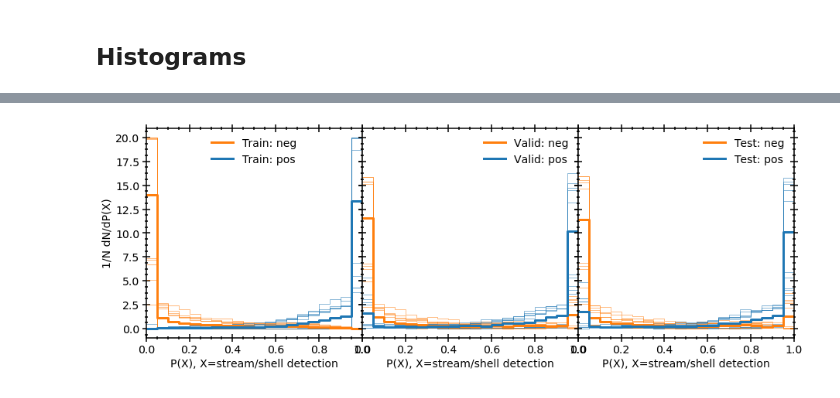
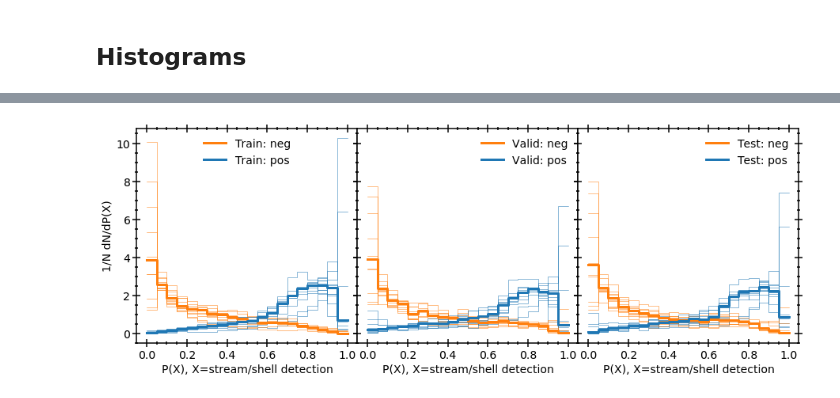
Before and after one commit to cbottrell/Subaru-HSC, a Jupyter notebook: Notebooks/TidalCNN-p3.ipynb, the cells around one changed output, grey strips where cells are left out. Drawn from its saved outputs; the diff is of its cells as text; code cells hidden in the pictures.

```diff
--- a/Notebooks/TidalCNN-p3.ipynb
+++ b/Notebooks/TidalCNN-p3.ipynb
@@ -259,7 +251,7 @@ if __name__ == '__main__':
     classIDs = ['Positive','Negative']
     dataDir = '/home/bottrell/scratch/Subaru/HyperSuprime/Data/Binary/'
 
-    for classID in classIDs[:1]:
+    for classID in classIDs:
         if classID == 'Positive':
             DataFile = '{}{}_i_Images-RZSAug.npy'.format(dataDir,classID)
             outFile = DataFile.replace('RZSAug','RZSAugNorm')
@@ -267,7 +259,7 @@ if __name__ == '__main__':
         if classID == 'Negative':
             DataFile = '{}{}_i_Images-RZSAug.npy'.format(dataDir,classID)
             outFile = DataFile.replace('RZSAug','RZSAugNorm')
-            nAug = 0
+            nAug = 7
         if os.access(outFile,0):
             print('File already exists: {}\nDelete files and try again.'.format(outFile))
             continue
@@ -313,8 +305,8 @@ fig,axarr = plt.subplots(2,4,figsize=(20,10))
 axarr = axarr.flatten()
 
 # number between 0 and 1200
-index = 2
-nOrig = 10
+index = 600
+nOrig = 1201
 
 indices = [index+i*nOrig for i in range(8)]
 
@@ -515,11 +623,11 @@ from keras.models import load_model
 from glob import glob
 
 
-epochs=100
+epochs=30
 train_valid_split = 0.3
 valid_test_split = 0.5
 update = 0
-version = 1
+version = 3
 label = 'HSC-Subaru'
 
 modelDir = '/home/bottrell/scratch/Subaru/HyperSuprime/Models/Binary/'
@@ -541,13 +649,13 @@ for ax in axarr.flat:
 ax = axarr[1]
 ax.set_xlabel(r'Epoch',fontsize=16)
 ax.set_ylabel(r'log10(Loss)',fontsize=16)
-ax.set_xlim(0,100)
+ax.set_xlim(0,30)
 ax = axarr[0]
 ax.set_ylabel(r'Accuracy',fontsize=16)
-ax.set_xlim(0,100)
+ax.set_xlim(0,30)
 ax.set_ylim(-0.1,1.1)
 
-stats = np.empty(shape=(100,4,len(historyFiles)))
+stats = np.empty(shape=(30,4,len(historyFiles)))
 
 for i,fileName in enumerate(historyFiles):
     with open(fileName) as f:
@@ -590,6 +698,6 @@ axarr[1].plot(epochs,np.log10(med_vloss),linewidth=2,c='magenta')
 
 axarr[0].axhline(y=0.5,linestyle='dashed',c='black')
 
-fig.savefig('/home/bottrell/scratch/Subaru/HyperSuprime/Figures/Binary_10models_v{}_{}_100epochs_acc-loss.pdf'.format(version,update),
+fig.savefig('/home/bottrell/scratch/Subaru/HyperSuprime/Figures/Binary_10models_v{}_{}_30epochs_acc-loss.pdf'.format(version,update),
             bbox_inches='tight')
 # %% [output]
@@ -606,15 +714,6 @@ from glob import glob
 plt.rcParams['axes.linewidth'] = 1.5
 plt.rcParams['font.size'] = 14
 from glob import glob
-
-def splitData(inp,tar,cat,randomState,args):
-    '''Split data for a given random state.'''
-    train_valid_split, valid_test_split = args
-    # Split training and validation data
-    inp_train, inp_valid, tar_train, tar_valid, cat_train, cat_valid = md.train_test_split(inp, tar, cat, test_size=train_valid_split, random_state=randomState)
-    # Reserve some validation data as test data
-    inp_valid, inp_test, tar_valid, tar_test, cat_valid, cat_test = md.train_test_split(inp_valid, tar_valid, cat_valid, test_size=valid_test_split, random_state=randomState)
-    return inp_train, tar_train, cat_train, inp_valid, tar_valid, cat_valid, inp_test, tar_test, cat_test
 
 def Hist_and_Plot(ax,xedges,out,tar,classID):
     if classID == 1: colour = 'C0'
@@ -632,33 +731,48 @@ def Plot_H(ax,H,xedges,args):
                   linewidth=linewidth,linestyle=linestyle,label=label)
 
 classIDs = ['Negative','Positive']
+modelDir = '/home/bottrell/scratch/Subaru/HyperSuprime/Models/Binary/'
+classIDs = ['Negative','Positive']
 dataDir = '/home/bottrell/scratch/Subaru/HyperSuprime/Data/Binary/'
-modelDir = '/home/bottrell/scratch/Subaru/HyperSuprime/Models/Binary/'
-fileNames = ['{}{}_i_Images-RAugNorm.npy'.format(dataDir,classID) for classID in classIDs]
-catNames = ['{}{}_i_Images-RAug_cat.npy'.format(dataDir,classID) for classID in classIDs]
+fileNames = ['{}{}_i_Images-RZSAugNorm.npy'.format(dataDir,classID) for classID in classIDs]
+catNames = ['{}{}_i_Images-RZSAug_cat.npy'.format(dataDir,classID) for classID in classIDs]
+
+np.random.seed(0)
+negative_subsample = 10000
 
 tar = np.array([])
 inp = np.array([])
 # Negatives
-inp_neg = np.load(fileNames[0])[:10000]
+#indices_neg = np.random.choice(np.arange(negative_total),negative_samples,replace=False)
+inp_neg = np.load(fileNames[0])[:negative_subsample] # [indices_neg]
 print('Negatives:',inp_neg.shape)
-cat_neg = np.load(catNames[0])[:10000]
-tar_neg = np.append(tar,np.ones(inp_neg.shape[0])*0)
+n_neg = inp_neg.shape[0]
+n_negOrig = 5000
+f_negAug = int(n_neg/n_negOrig)-1
+print('Number of augmentations per original image:', f_negAug)
+tar_neg = np.append(tar,np.ones(n_neg)*0)
+cat_neg = np.load(catNames[0])[:negative_subsample]
+
+
 # Positives
 inp_pos = np.load(fileNames[1])
 print('Positives:',inp_pos.shape)
+n_pos = inp_pos.shape[0]
+n_posOrig = 1201
+f_posAug = int(n_pos/n_posOrig)-1
+print('Number of augmentations per original image:', f_posAug)
+tar_pos = np.ones(n_pos)
 cat_pos = np.load(catNames[1])
-tar_pos = np.ones(inp_pos.shape[0])
 # Combining
-inp = np.concatenate([inp_neg,inp_pos],axis=0)
+inp = np.concatenate([inp_neg,inp_pos],axis=0).reshape(-1,128,128,1)
+tar = np.append(tar_neg,tar_pos)
 cat = np.concatenate([cat_neg,cat_pos],axis=0)
-tar = np.append(tar_neg,tar_pos)
 
 epochs=100
 train_valid_split = 0.3
 valid_test_split = 0.5
 update = 0
-version = 1
+version = 3
 label = 'HSC-Subaru'
 
 # Histogram params
@@ -686,10 +800,11 @@ H_test_neg = np.empty(shape=(len(randomStates),nbins))
 H_test_pos = np.empty(shape=(len(randomStates),nbins))
 
 for ii,randomState in enumerate(randomStates):
+    print('Random State: {}'.format(randomState))
     fileName = '{}{}_Binary_RS-{}_v{}_{}.h5'.format(modelDir,label,randomState,version,update)
     model = load_model(fileName)
-    args = (train_valid_split,valid_test_split)
-    inp_train,tar_train,cat_train,inp_valid,tar_valid,cat_valid,inp_test,tar_test,cat_test = splitData(inp,tar,cat,randomState,args)
+    inp_train,tar_train,cat_train,inp_valid,tar_valid,cat_valid,inp_test,tar_test,cat_test = split_data(inp,tar,cat,
+    print('Loaded Model.\n')                                                                                                   5000,10000,1201,9608,randomState=randomState)
 
     out_train= np.array(model.predict([inp_train]))
     out_valid= np.array(model.predict([inp_valid]))
@@ -727,7 +842,7 @@ for ax in axarr.flat:
     ax.set_xlim(xmin-0.05,xmax+0.05)
     ax.set_xlabel(r'P(X), X=stream/shell detection')
 
-fig.savefig('/home/bottrell/scratch/Subaru/HyperSuprime/Figures/Binary_10models_v{}_{}_100epochs_Px.pdf'.format(version,update),
+fig.savefig('/home/bottrell/scratch/Subaru/HyperSuprime/Figures/Binary_10models_v{}_{}_30epochs_Px.pdf'.format(version,update),
             bbox_inches='tight')
 # %% [output]
 Negatives: (10000, 128, 128, 1)
@@ -735,4 +865,4 @@ Positives: (9608, 128, 128, 1)
-[figure, old version]
+[figure, new version]
 # %%
 fig.savefig('/home/bottrell/scratch/Subaru/HyperSuprime/Figures/Binary_10models_v{}_{}_100epochs_Px.pdf'.format(version,update),
             bbox_inches='tight')
```
Also changed, not shown: parts of 17 cells of this notebook, 15 other files.
